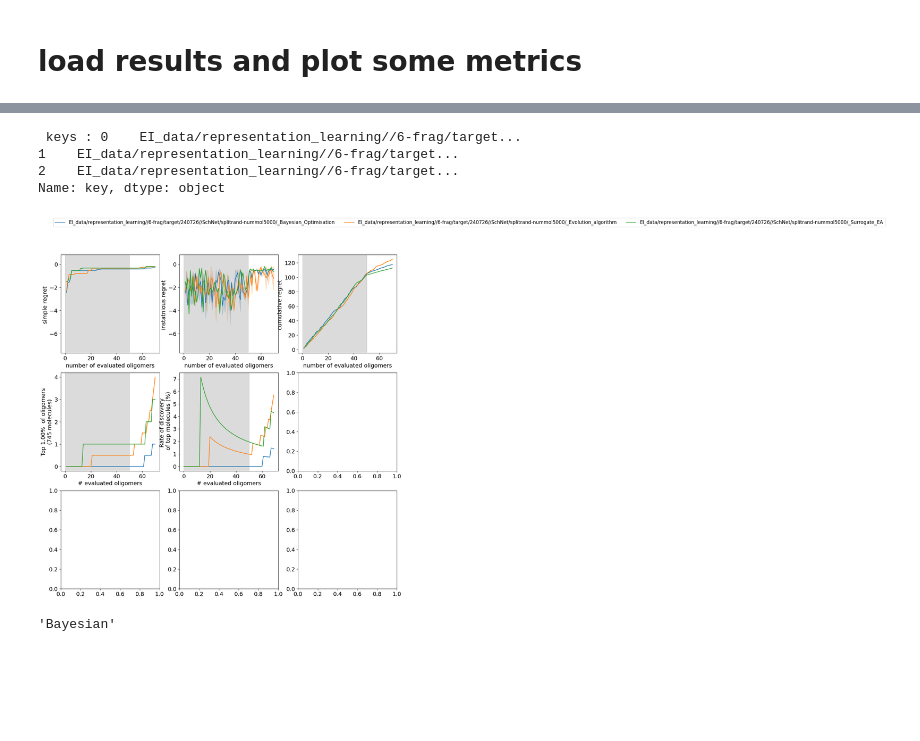
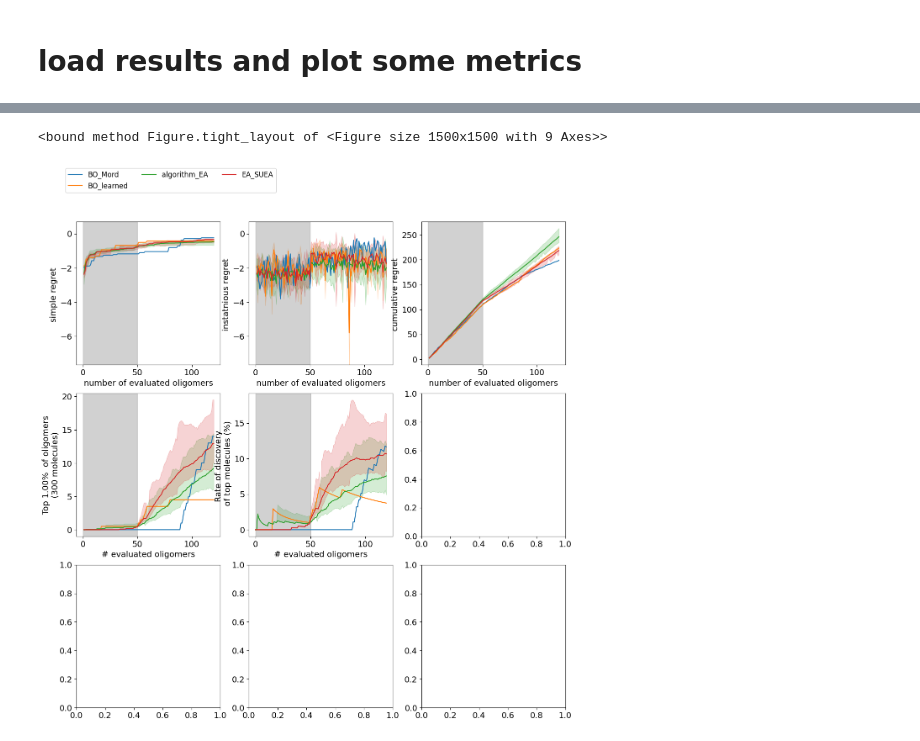
Before and after one commit to mohammedazzouzi15/STK_search, a Jupyter notebook: Example_notebooks/2_run_search_exp.ipynb, the cells around one changed output, grey strips where cells are left out. Drawn from its saved outputs; the diff is of its cells as text; code cells hidden in the pictures; blank space fills up the shorter version.

Commit message:
made sure the notebooks work with the data example

```diff
--- a/Example_notebooks/2_run_search_exp.ipynb
+++ b/Example_notebooks/2_run_search_exp.ipynb
@@ -22,11 +15,10 @@ os.makedirs('data/output/search_experiment/search_exp_database', exist_ok=True)
 # %%
 # load Search space and check conditions
 import pickle
-search_space_loc = "data/input/STK_search_space/search_space_test.pkl"
+search_space_loc = "search_space/search_space_test.pkl"
 
-save_dir = 'data/input/STK_search_space'
-id = 'test'
-SP = pickle.load(open(save_dir+f'/search_space_{id}.pkl', 'rb'))
+
+SP = pickle.load(open(search_space_loc, 'rb'))
 SP.update()
 print(SP.syntax)
 print(SP.conditions_list)
@@ -134,7 +121,7 @@ from stk_search.Representation import (
     Representation_3d_from_fragment,
 )
 
-df_representation_path = "data/Prescursor_data/df_mordred_10072024.pkl"
+df_representation_path = "data_example/precursor/df_mordred_24072024.pkl"
 df_representation = pd.read_pickle(df_representation_path)
 df_representation.dropna(axis=1, inplace=True)
 # check if the representation dataframe contains all the elements in teh search space
@@ -532,7 +345,7 @@ oligomer_size = 6
 #df_filtered = df_filtered[df_filtered['num_elem_initialisation']==num_elem_initialisation]
 df_filtered = df_all[df_all['oligomer_size']==oligomer_size]
 print(df_filtered.shape)
-df_list = df_filtered.groupby(['which_acquisition','config_dir','search_algorithm'])
+df_list = df_filtered.groupby(['which_acquisition','config_dir','search_algorithm','case_name'])
 print(len(df_list))
-df_filtered.groupby(['which_acquisition','config_dir','search_algorithm']).describe()
+df_list.describe()
 # %% [output]
@@ -575,7 +378,7 @@ def get_results_length(x):
         return 0
 results_dict = {}
 num_searches_with_min, df_plot_dict = {}, {}
-min_num_iteration = 60
+min_num_iteration = 100
 for name , df in df_list:
     if len(df) != 0:
         df['max_num_eval']=df['search_exp_file'].apply(lambda x: get_results_length(x))
@@ -587,7 +390,7 @@ for name , df in df_list:
 df_summary_1 = pd.DataFrame.from_dict(num_searches_with_min, orient='index',columns=['number of explorations with min iterations','df_path'])
 #df_summary = df_summary.merge(df_summary_1, left_index=True, right_index=True)
 df_summary_1['key'] = df_summary_1.index
-df_summary_1['case'] = df_summary_1['key'].apply(lambda x: x.split('_')[3])#+'_'+x.split('_')[2])
+df_summary_1['case_name'] = df_summary_1['key'].apply(lambda x: x.split('_')[-2]+'_'+x.split('_')[-1])
 df_summary_1['num_mol_training'] = df_summary_1['key'].apply(lambda x: x.split('nummol')[-1])
 df_summary_1['wide']=df_summary_1['key'].apply(lambda x: '_wide' in x)
 df_summary_1['narrow']=df_summary_1['key'].apply(lambda x: '_narrow' in x)
@@ -615,17 +419,9 @@ plot_function_list_multi = [Search_results_plot.plot_simple_regret_batch,Search_
 # %%
 %matplotlib inline
 df_plot = df_summary_1.copy()
-df_plot = df_plot.iloc[[0,1,2]]
-fig, axes,metric_dict_res = plot_results_all.plot_metric(df_plot,plot_function_list_single,results_dict,df_list,nb_iterations=70)
-
-#axes[0].legend(df_plot['case'].values)
+df_plot = df_plot.loc[[0,1,2,3]]
+fig, axes,metric_dict_res = plot_results_all.plot_metric(df_plot,plot_function_list_single,results_dict,df_list,nb_iterations=120)
+fig.tight_layout
 # %% [output]
- keys : 0    EI_data/representation_learning//6-frag/target...
-1    EI_data/representation_learning//6-frag/target...
-2    EI_data/representation_learning//6-frag/target...
-Name: key, dtype: object
+<bound method Figure.tight_layout of <Figure size 1500x1500 with 9 Axes>>
-[figure, old version]
+[figure, new version]
-# %%
-df_summary_1['key'][0].split('_')[3]
-# %% [output]
-'Bayesian'
```
Also changed, not shown: parts of 22 cells of this notebook, 27 other files.
